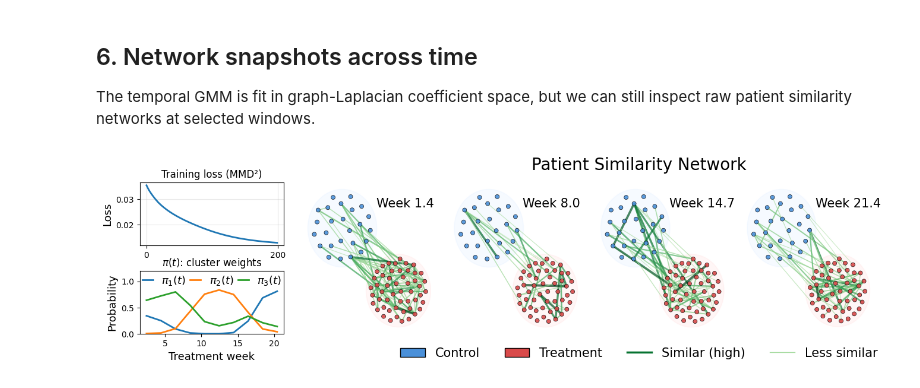
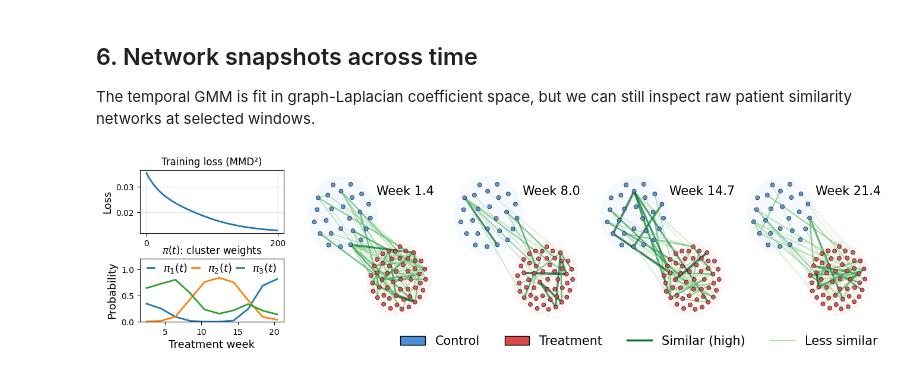
Before and after one commit to dani2442/rkhs-mixture-models, a Jupyter notebook: examples/patient_correlation_network_graph.ipynb, the cells around one changed output. Saved outputs shown, nothing was run; the diff lists cells and outputs as text; code cells hidden in the pictures.

```diff
--- a/examples/patient_correlation_network_graph.ipynb
+++ b/examples/patient_correlation_network_graph.ipynb
@@ -465,7 +465,7 @@ ax_pi.legend(
     columnspacing=0.4,
     loc="upper center",
     bbox_to_anchor=(0.5, 1.1),
-    handlelength=1.0
+    handlelength=0.7
 )
 
 graph_gs = outer[:, 1].subgridspec(1, n_graph_times, wspace=0.08)
@@ -530,32 +530,32 @@ for ax, t_idx in zip(graph_axes, graph_indices):
             edge_color=edge_colors,
             width=edge_widths,
             alpha=0.7,
         )
 
     title = f"Week {t_day / 7:.1f}" if use_weeks else f"Day {t_day:.0f}"
     ax.text(0.55, 0.9, title, transform=ax.transAxes, fontsize=15, va="top")
     ax.set_axis_off()
 
 legend_elements = [
     Patch(facecolor="#4A90D9", edgecolor="black", label="Control"),
     Patch(facecolor="#D94A4A", edgecolor="black", label="Treatment"),
     Line2D([0], [0], color=plt.cm.Greens(0.85), lw=2.5, label="Similar (high)"),
     Line2D([0], [0], color=plt.cm.Greens(0.35), lw=1.0, label="Less similar"),
 ]
 
-fig.text(0.65, 0.9, "Patient Similarity Network", ha="center", fontsize=20)
+#fig.text(0.65, 0.9, "Patient Similarity Network", ha="center", fontsize=20)
 fig.legend(
     handles=legend_elements,
     loc="upper center",
     bbox_to_anchor=(0.65, 0.1),
     fontsize=15,
     ncols=4,
     frameon=False,
 )
 
 plt.tight_layout()
 fig.subplots_adjust(top=0.84)
 fig.savefig("../paper/images/patient_graph.pdf", dpi=100, bbox_inches="tight")
 plt.show()
 # %% [output]
-[figure, old version]
+[figure, new version]
```
Also changed, not shown: 3 other files.
